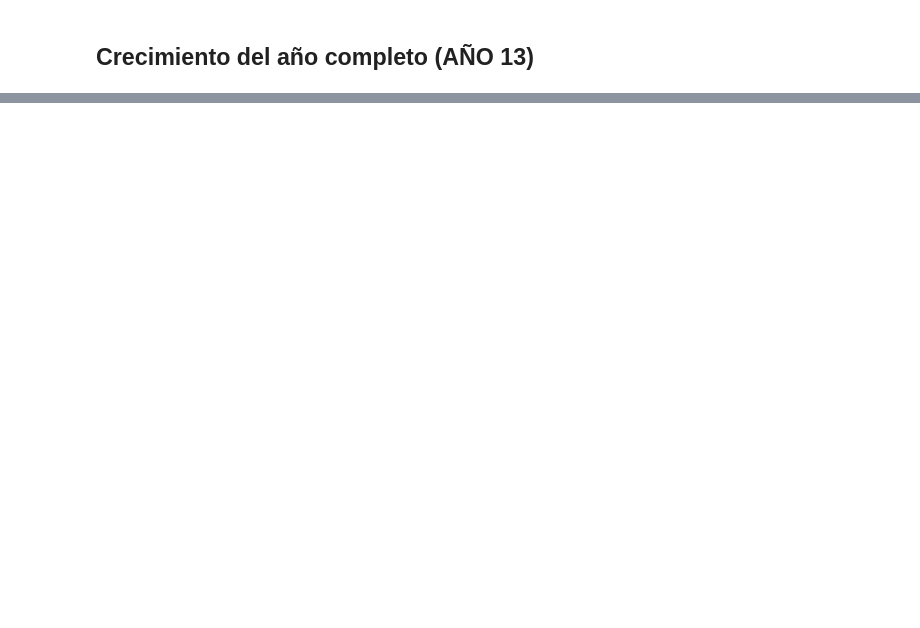
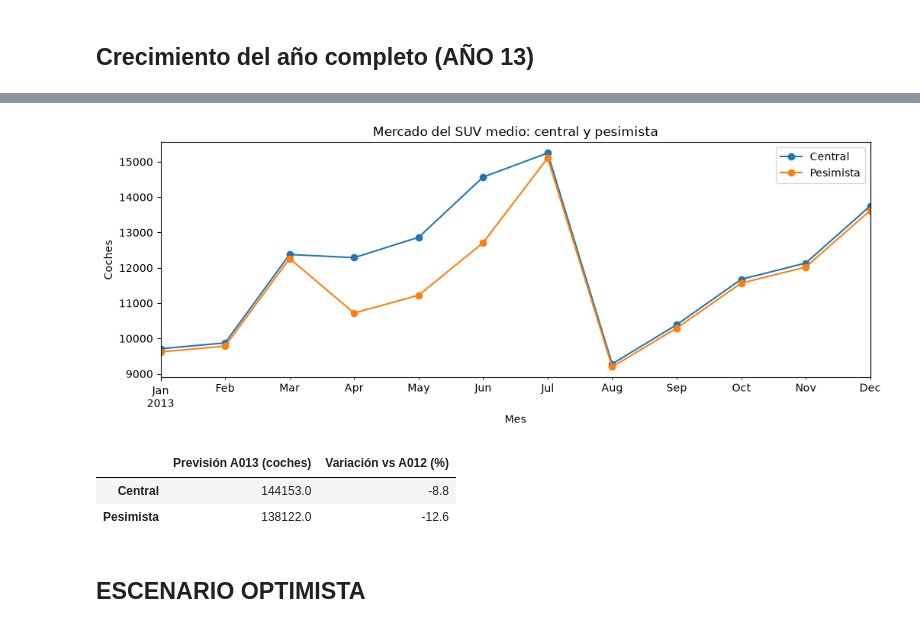
Before and after one commit to claudiaalozano/kaido-motors, a Jupyter notebook: prevision_A013.ipynb, the cells around one changed output, grey strips where cells are left out. Drawn from its saved outputs; the diff is of its cells as text; code cells hidden in the pictures; blank space fills up the shorter version.

```diff
--- a/prevision_A013.ipynb
+++ b/prevision_A013.ipynb
@@ -174,0 +263,10 @@ Crecimiento previsto: 12.9%
+# %%
+X_A013_pesimista = X_A013.copy()
+
+X_A013_pesimista["paro"] = X_A013["paro"] + 2
+
+X_A013_pesimista["caida_tras_adelanto"] = (
+    X_A013_pesimista.index.month <= 6
+).astype(int)
+
+X_A013_pesimista
@@ -174,0 +289,8 @@ Crecimiento previsto: 12.9%
+# %%
+print("Calculando el escenario pesimista:", flush=True)
+
+prevision_A013_pesimista = modelo_demanda.prever_modelo(
+    y, X, X_A013_pesimista
+)
+
+prevision_A013_pesimista.round(0)
@@ -174,0 +312,38 @@ Crecimiento previsto: 12.9%
+# %%
+
+'''
+Vamos a comparar los escenarios central y pesimista
+'''
+comparacion_escenarios = pd.DataFrame({
+    "Central": prevision_A013_sucesos,
+    "Pesimista": prevision_A013_pesimista
+})
+
+comparacion_escenarios.plot(
+    figsize=(12, 4),
+    marker="o",
+    title="Mercado del SUV medio: central y pesimista",
+    xlabel="Mes",
+    ylabel="Coches"
+)
+
+plt.show()
+# %% [output]
+[figure, added]
+# %%
+totales_escenarios = comparacion_escenarios.sum()
+
+resumen_escenarios = pd.DataFrame({
+    "Previsión A013 (coches)": totales_escenarios.round(0),
+    "Variación vs A012 (%)": (
+        (totales_escenarios / y.loc["2012"].sum() - 1) * 100
+    ).round(1)
+})
+
+resumen_escenarios
+# %% [output]
+|  | Previsión A013 (coches) | Variación vs A012 (%) |
+| Central | 144153.0 | -8.8 |
+| Pesimista | 138122.0 | -12.6 |
+# %% [markdown]
+## ESCENARIO OPTIMISTA
```
Also changed, not shown: parts of 45 cells of this notebook.
